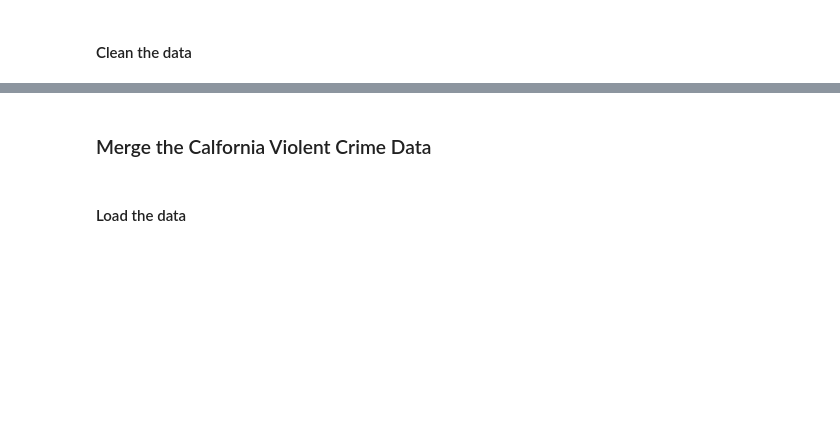
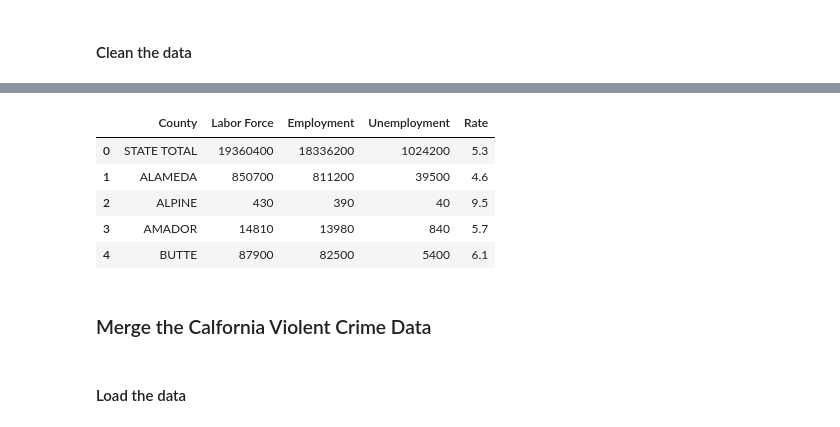
Before and after one commit to HowardChen0211/gisPy, a Jupyter notebook: ProblemSets_map.ipynb, the cells around one changed output, grey strips where cells are left out. Saved outputs shown, nothing was run; the diff lists cells and outputs as text; code cells hidden in the pictures; blank space fills up the shorter version.

```diff
--- a/ProblemSets_map.ipynb
+++ b/ProblemSets_map.ipynb
@@ -481,0 +507,7 @@ It shows that California's population, income, and housing prices are highly clu
+# %%
+unemployment['Labor Force'] = unemployment['Labor Force'].str.replace(',', '').astype(int)
+unemployment['Employment'] = unemployment['Employment'].str.replace(',', '').astype(int)
+unemployment['Unemployment'] = unemployment['Unemployment'].str.replace(',', '').astype(int)
+unemployment['Rate'] = unemployment['Rate'].str.replace('%', '').astype(float)
+
+unemployment.info()
@@ -482,3 +527,12 @@ It shows that California's population, income, and housing prices are highly clu
+# %%
+unemployment.head()
+# %% [output]
+|  | County | Labor Force | Employment | Unemployment | Rate |
+| 0 | STATE TOTAL | 19360400 | 18336200 | 1024200 | 5.3 |
+| 1 | ALAMEDA | 850700 | 811200 | 39500 | 4.6 |
+| 2 | ALPINE | 430 | 390 | 40 | 9.5 |
+| 3 | AMADOR | 14810 | 13980 | 840 | 5.7 |
+| 4 | BUTTE | 87900 | 82500 | 5400 | 6.1 |
 # %% [markdown]
 ### Merge the Calfornia Violent Crime Data
 # %% [markdown]
```
Also changed, not shown: parts of 5 cells of this notebook.
